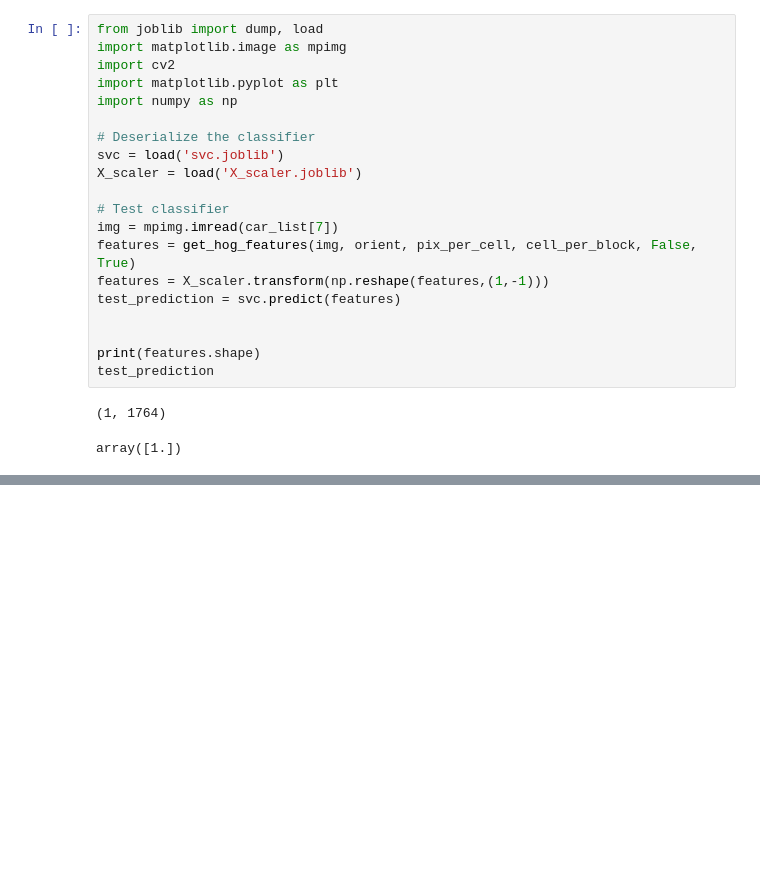
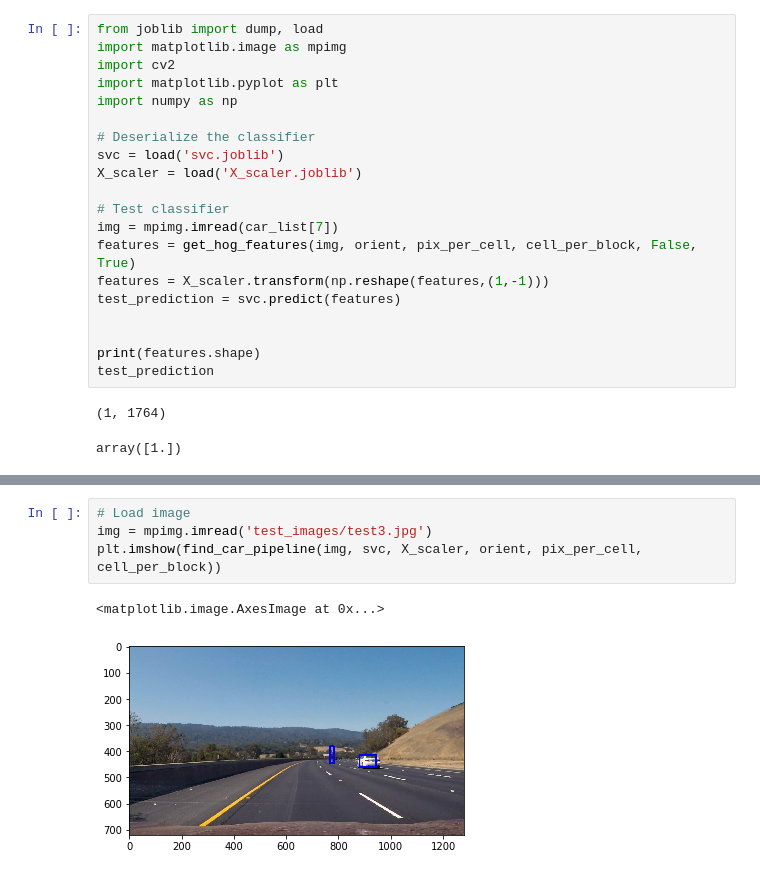
Before and after one commit to erik-rosen/CarND-Vehicle-Detection, a Jupyter notebook: vehicle_detection.ipynb, the cells around one changed output, grey strips where cells are left out. Cells and saved outputs as stored; diff of their text form; blank space fills up the shorter version.

```diff
--- a/vehicle_detection.ipynb
+++ b/vehicle_detection.ipynb
@@ -259,0 +401,7 @@ plt.imshow(out_img)
+# %%
+# Load image
+img = mpimg.imread('test_images/test3.jpg')
+plt.imshow(find_car_pipeline(img, svc, X_scaler, orient, pix_per_cell, cell_per_block))
+# %% [output]
+<matplotlib.image.AxesImage at 0x...>
+[figure, added]
```
Also changed, not shown: parts of 10 cells of this notebook, 1 other file.
